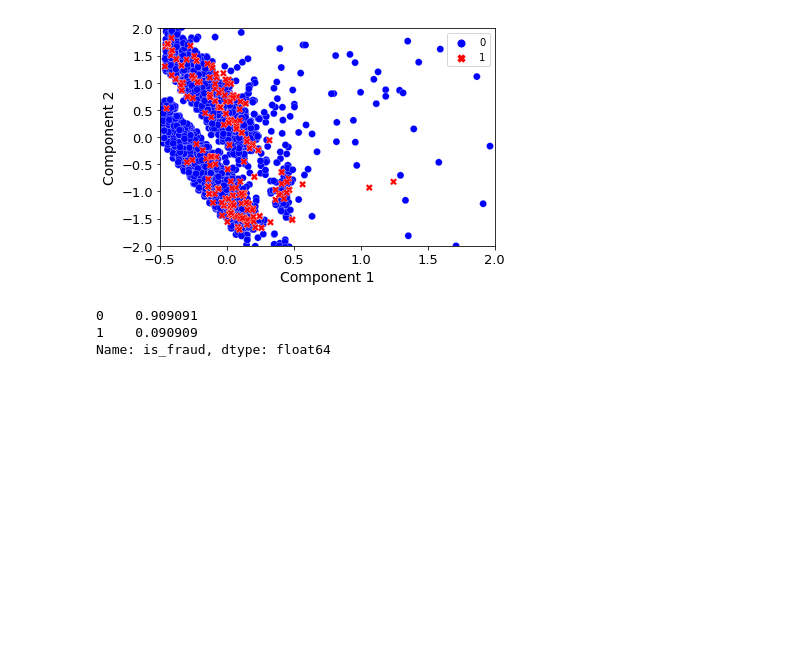
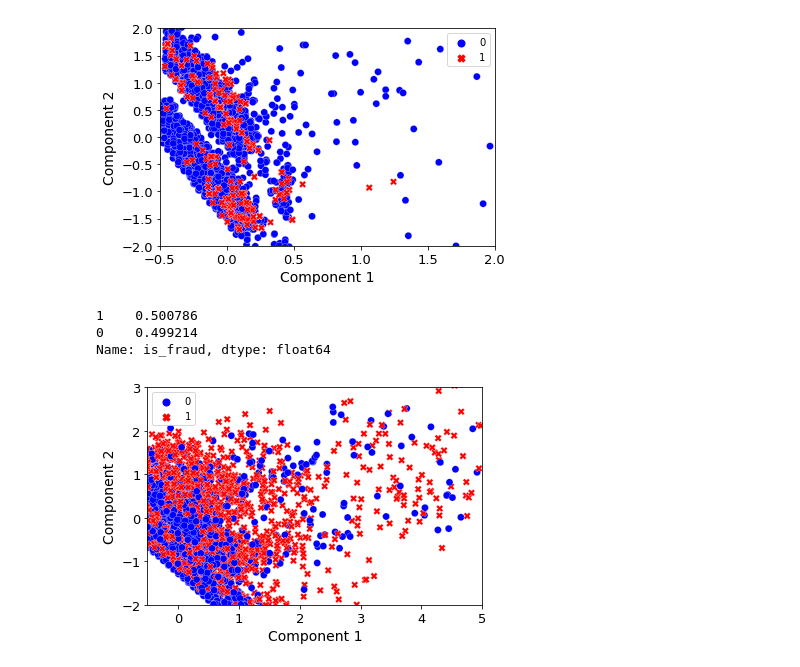
Before and after one commit to beatriz-c/Entangled-Spaces, a Jupyter notebook: Payments/Notebooks/6plots_imbalanced-balanced-10-90.ipynb, the cells around one changed output. Cells and saved outputs as stored; diff of their text form; code cells hidden in the pictures; blank space fills up the shorter version.

```diff
--- a/Payments/Notebooks/6plots_imbalanced-balanced-10-90.ipynb
+++ b/Payments/Notebooks/6plots_imbalanced-balanced-10-90.ipynb
@@ -123,47 +120,49 @@ len(gro)
 # %%
 #select sample to plot
-gr = gro.sample(n = 20000)
+gr = gro.sample(n = 14000)
 # %%
 #class ratios
 gr['is_fraud'].value_counts()/gr.shape[0]
 # %% [output]
-0    0.909091
-1    0.090909
+1    0.500786
+0    0.499214
 Name: is_fraud, dtype: float64
 # %%
-#plot reduced 10-90 distribution
+#plot
 import seaborn as sns
 import matplotlib.pyplot as plt
 from sklearn.decomposition import PCA
 from sklearn.preprocessing import StandardScaler
 from sklearn.pipeline import Pipeline
 
 #variables
 X = gr[['amount', 'accountbalance', 'hour', 'week']]
 y = gr['is_fraud']
 
 #scale data before PCA
 pca = PCA()
 pipe = Pipeline([('scaler', StandardScaler()), ('pca', pca)])
 Xt = pipe.fit_transform(X)
 
 #plot
 sns.scatterplot(x = Xt[:, 0], y = Xt[:, 1], c = y, style = y, linewidth = 0.25, size = y, hue = y, sizes = {0: 50, 1:50},
                 palette = {0: 'Blue', 1: 'Red'})
 
 #legend
 plt.xlabel('Component 1', fontsize = 14)
 plt.ylabel('Component 2', fontsize = 14)
 plt.yticks(fontsize = 13)
 plt.xticks(fontsize = 13)
 plt.legend(title = '')
 
 #zoom
-#plt.xlim([-0.5, 2])
-#plt.ylim([-2, 2])
+plt.xlim([-0.5, 5])
+plt.ylim([-2, 3])
 
 #save
-#plt.savefig(r'C:/Users/BeatrizCarvalho/OneDrive - Closer Consultoria Lda/Documents/Entangled-Spaces/Payments/Profiles/gan+rund.png')
+plt.savefig(r'C:/Users/BeatrizCarvalho/OneDrive - Closer Consultoria Lda/Documents/Entangled-Spaces/Payments/Profiles/gan+rund.png')
+# %% [output]
+[figure, added]
 # %%
 #balanced dataset plot - smote
 # %%
```
Also changed, not shown: parts of 10 cells of this notebook, 54 other files.
